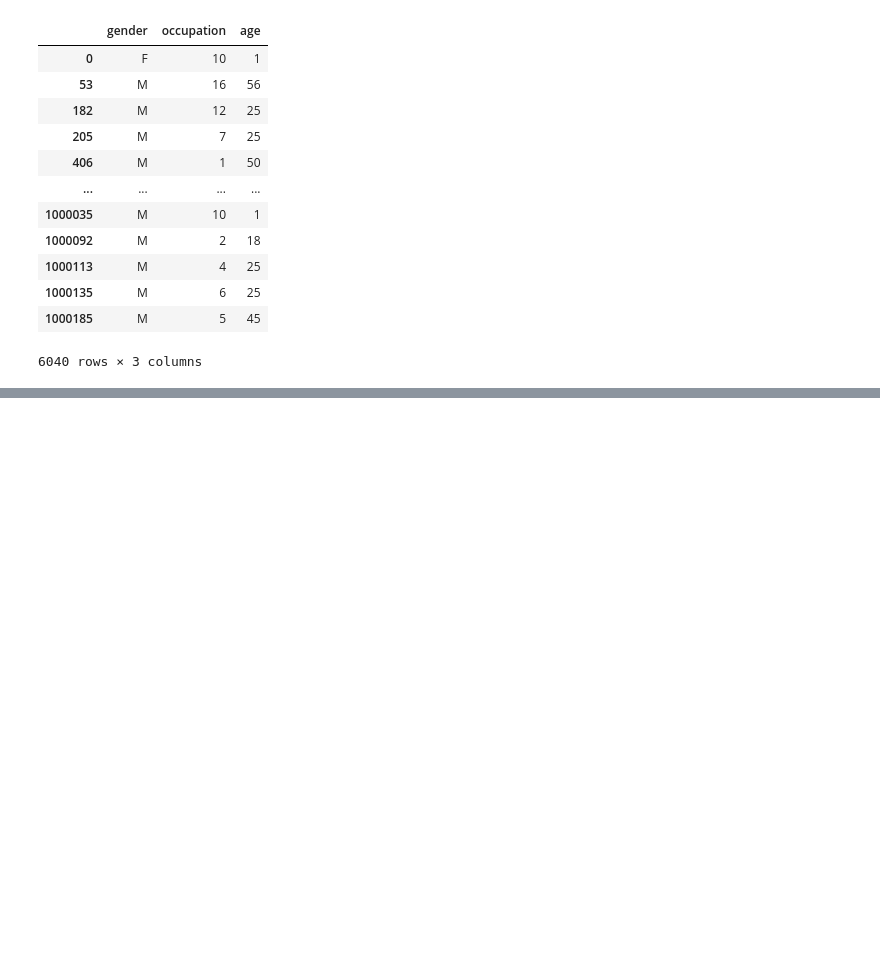
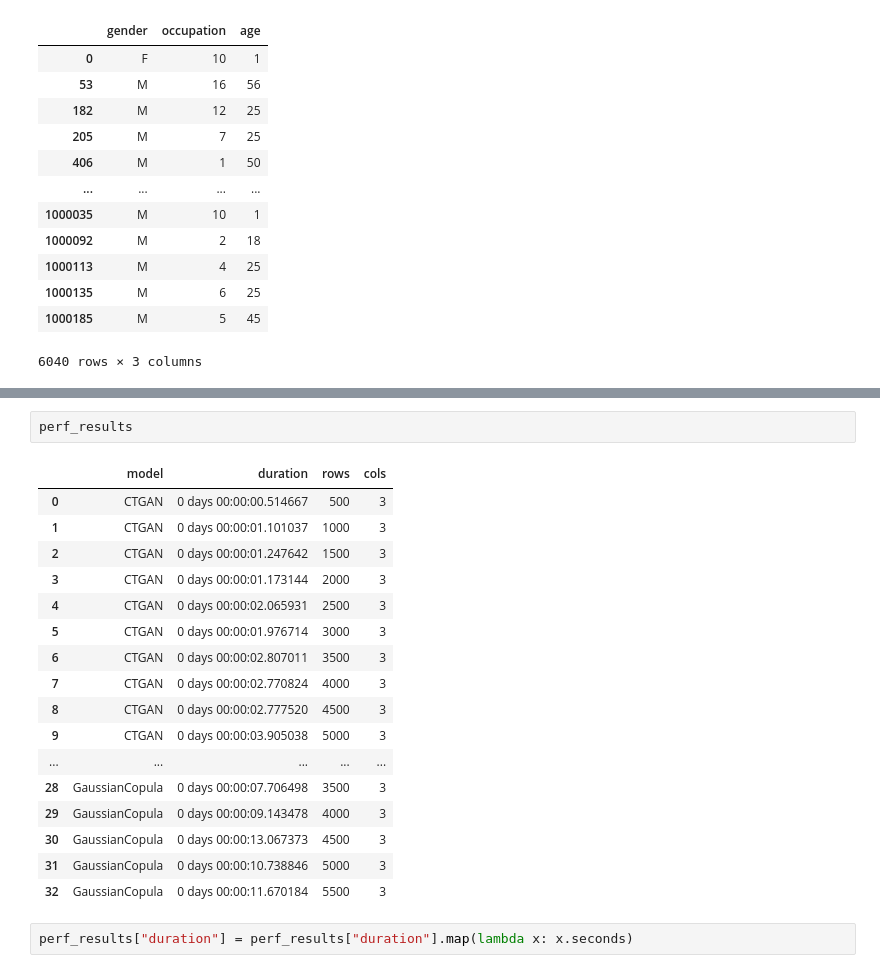
Before and after one commit to vldpro/SynEvaRec, a Jupyter notebook: notebooks/movielens/synthetic_generators_comparison.ipynb, the cells around one changed output, grey strips where cells are left out. Cells and saved outputs as stored; diff of their text form; blank space fills up the shorter version.

```diff
--- a/notebooks/movielens/synthetic_generators_comparison.ipynb
+++ b/notebooks/movielens/synthetic_generators_comparison.ipynb
@@ -85,0 +129,22 @@ fit_evaluate(
+# %%
+perf_results
+# %% [output]
+|  | model | duration | rows | cols |
+| 0 | CTGAN | 0 days 00:00:00.514667 | 500 | 3 |
+| 1 | CTGAN | 0 days 00:00:01.101037 | 1000 | 3 |
+| 2 | CTGAN | 0 days 00:00:01.247642 | 1500 | 3 |
+| 3 | CTGAN | 0 days 00:00:01.173144 | 2000 | 3 |
+| 4 | CTGAN | 0 days 00:00:02.065931 | 2500 | 3 |
+| 5 | CTGAN | 0 days 00:00:01.976714 | 3000 | 3 |
+| 6 | CTGAN | 0 days 00:00:02.807011 | 3500 | 3 |
+| 7 | CTGAN | 0 days 00:00:02.770824 | 4000 | 3 |
+| 8 | CTGAN | 0 days 00:00:02.777520 | 4500 | 3 |
+| 9 | CTGAN | 0 days 00:00:03.905038 | 5000 | 3 |
+| ... | ... | ... | ... | ... |
+| 28 | GaussianCopula | 0 days 00:00:07.706498 | 3500 | 3 |
+| 29 | GaussianCopula | 0 days 00:00:09.143478 | 4000 | 3 |
+| 30 | GaussianCopula | 0 days 00:00:13.067373 | 4500 | 3 |
+| 31 | GaussianCopula | 0 days 00:00:10.738846 | 5000 | 3 |
+| 32 | GaussianCopula | 0 days 00:00:11.670184 | 5500 | 3 |
+# %%
+perf_results["duration"] = perf_results["duration"].map(lambda x: x.seconds)
```
Also changed, not shown: parts of 15 cells of this notebook.
